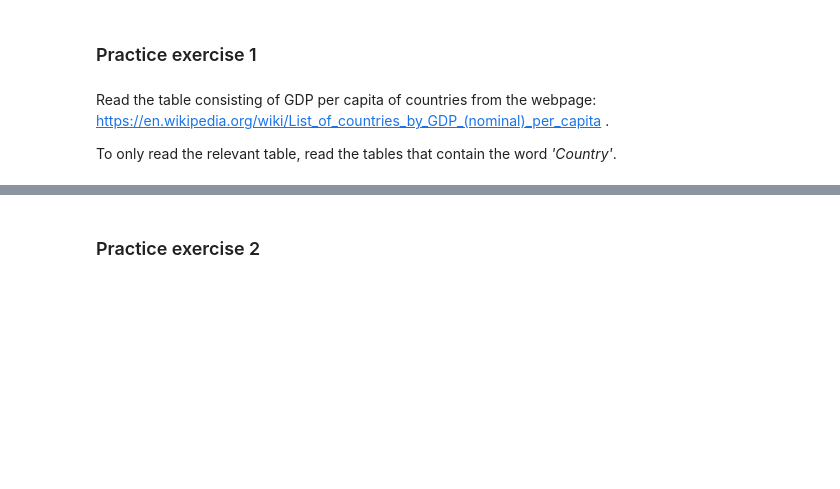
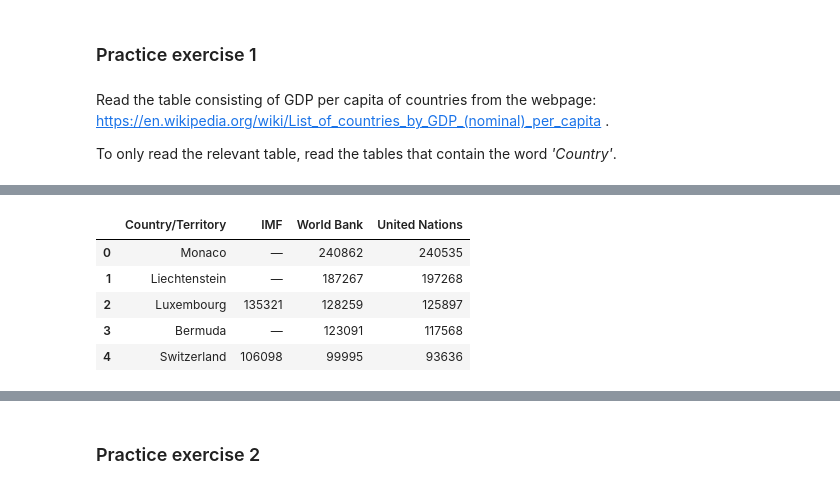
Before and after one commit to Lizhen0909/nu-stat303-1-sec20-coursebook, a Jupyter notebook: Data aggregation.ipynb, the cells around one changed output, grey strips where cells are left out. Saved outputs shown, nothing was run; the diff lists cells and outputs as text; code cells hidden in the pictures; blank space fills up the shorter version.

```diff
--- a/Data aggregation.ipynb
+++ b/Data aggregation.ipynb
@@ -968,0 +982,17 @@ We need to do a bit of data cleaning before we could directly use the `groupby()
+# %%
+# Flatten the MultiIndex to access column names
+gdp_data.columns = [' '.join(col).strip() if isinstance(col, tuple) else col for col in gdp_data.columns]
+
+# Drop all columns containing "Year"
+gdp_data = gdp_data.loc[:, ~gdp_data.columns.str.contains('Year', case=False)]
+
+gdp_data = gdp_data.rename(columns={"Country/Territory Country/Territory": "Country/Territory"})
+
+gdp_data.head()
+# %% [output]
+|  | Country/Territory | IMF | World Bank | United Nations |
+| 0 | Monaco | — | 240862 | 240535 |
+| 1 | Liechtenstein | — | 187267 | 197268 |
+| 2 | Luxembourg | 135321 | 128259 | 125897 |
+| 3 | Bermuda | — | 123091 | 117568 |
+| 4 | Switzerland | 106098 | 99995 | 93636 |
```
Also changed, not shown: parts of 16 cells of this notebook, 6 other files.
